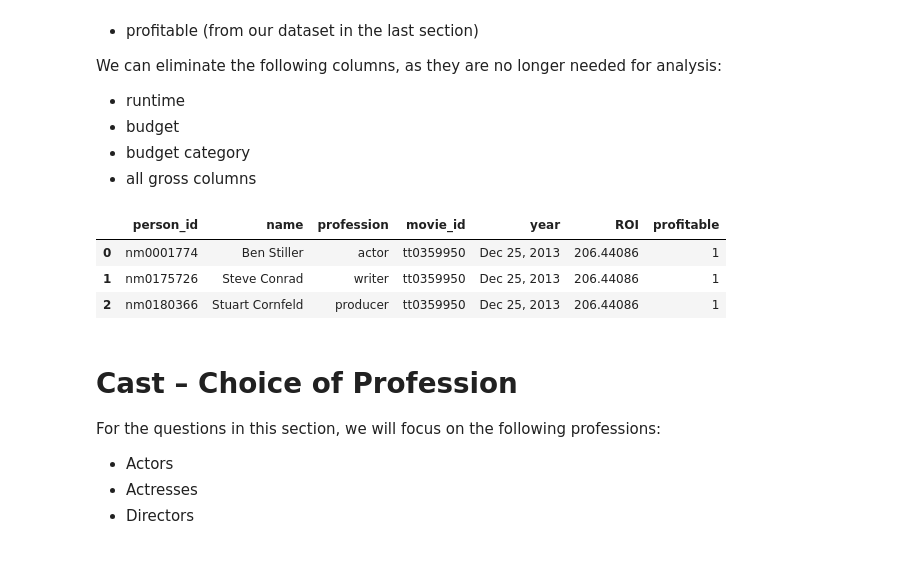
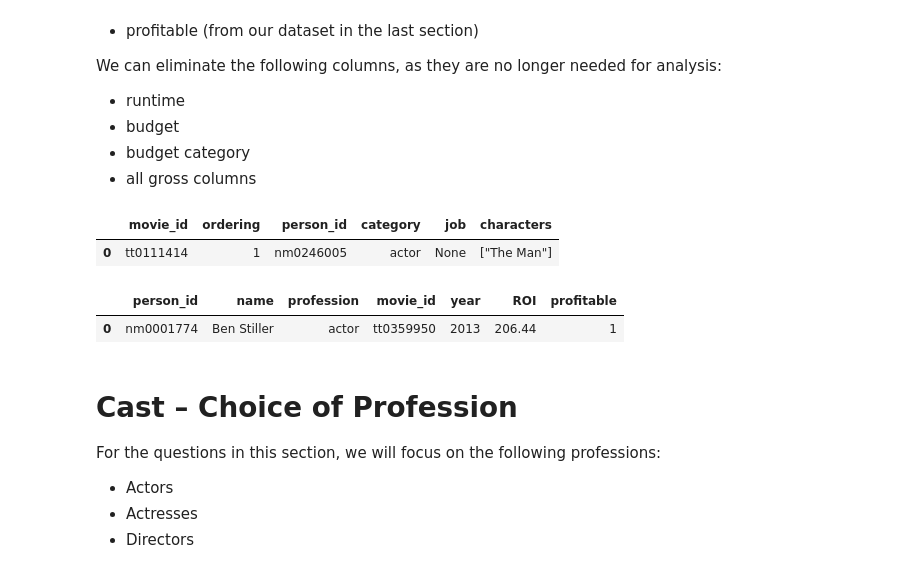
Before and after one commit to Jellohub/phase1_project, a Jupyter notebook: Complete_Analysis.ipynb, the cells around one changed output. Cells and saved outputs as stored; diff of their text form; code cells hidden in the pictures.

```diff
--- a/Complete_Analysis.ipynb
+++ b/Complete_Analysis.ipynb
@@ -744,6 +614,11 @@ We can eliminate the following columns, as they are no longer needed for analysi
 - budget
 - budget category
 - all gross columns
+# %%
+principals.head(1)
+# %% [output]
+|  | movie_id | ordering | person_id | category | job | characters |
+| 0 | tt0111414 | 1 | nm0246005 | actor | None | ["The Man"] |
 # %%
 q = """
 SELECT person_id,
@@ -763,9 +638,7 @@ JOIN persons
 
 castdf = pysqldf(q)
 # %%
-castdf.head(3)
+castdf.head(1)
 # %% [output]
 |  | person_id | name | profession | movie_id | year | ROI | profitable |
-| 0 | nm0001774 | Ben Stiller | actor | tt0359950 | Dec 25, 2013 | 206.44086 | 1 |
-| 1 | nm0175726 | Steve Conrad | writer | tt0359950 | Dec 25, 2013 | 206.44086 | 1 |
-| 2 | nm0180366 | Stuart Cornfeld | producer | tt0359950 | Dec 25, 2013 | 206.44086 | 1 |
+| 0 | nm0001774 | Ben Stiller | actor | tt0359950 | 2013 | 206.44 | 1 |
```
Also changed, not shown: parts of 101 cells of this notebook.
